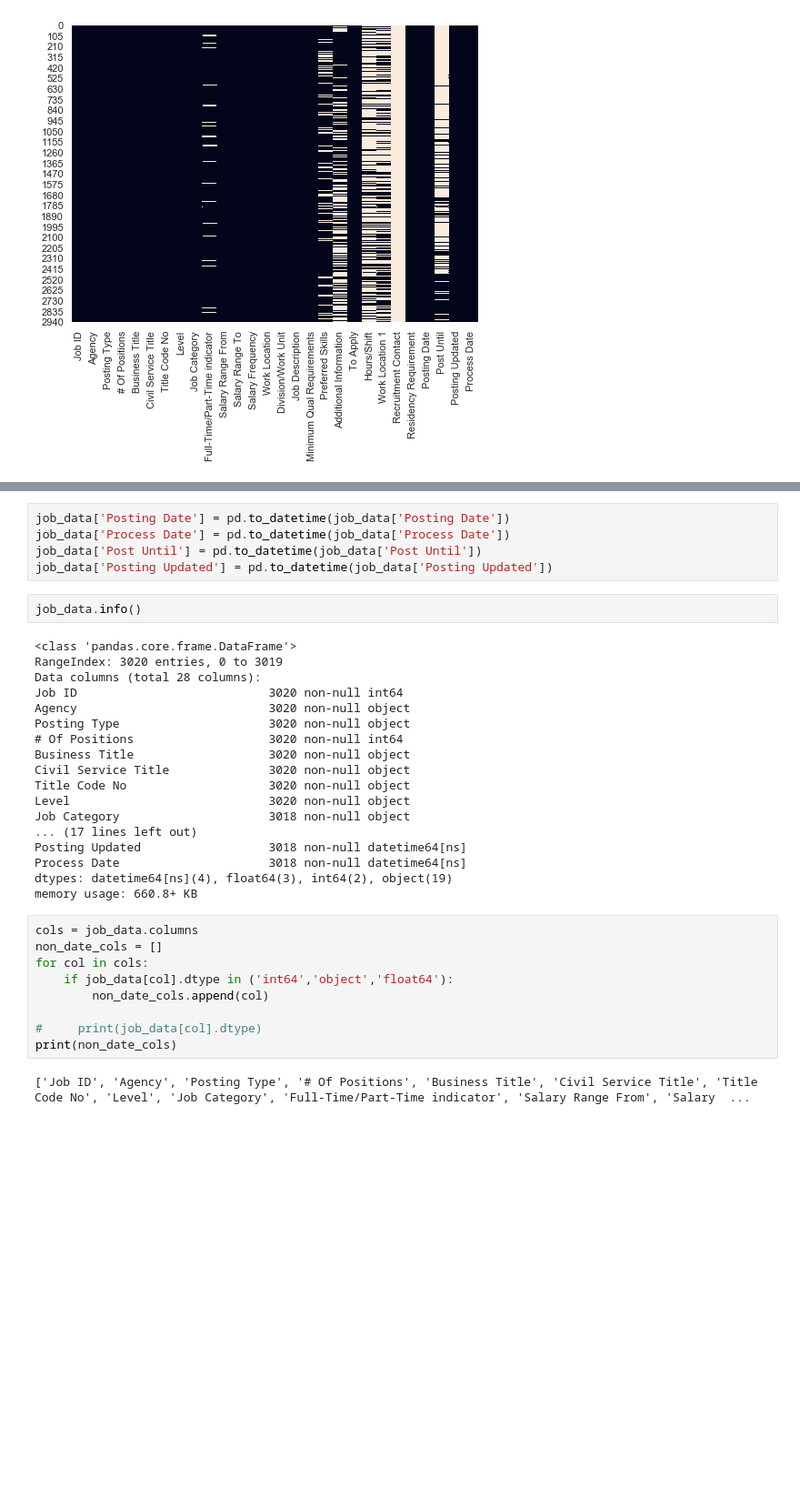
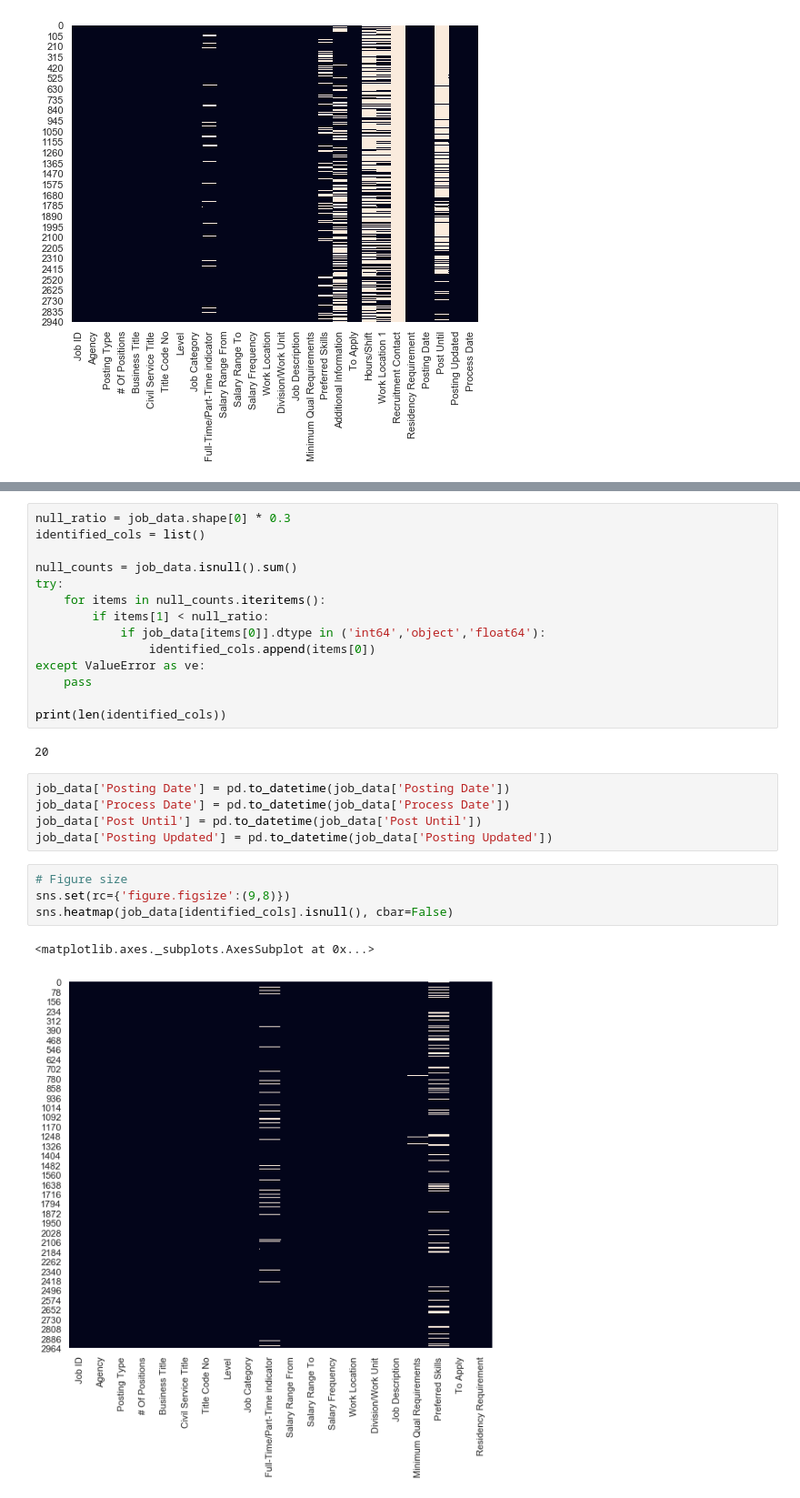
Before and after one commit to Data-Citadel/IDS_GROUP006, a Jupyter notebook: Clustering-New York Job Posting Data.ipynb, the cells around one changed output, grey strips where cells are left out. Shown at 91% size. Saved outputs shown, nothing was run; the diff lists cells and outputs as text; blank space fills up the shorter version.

```diff
--- a/Clustering-New York Job Posting Data.ipynb
+++ b/Clustering-New York Job Posting Data.ipynb
@@ -139,39 +127,31 @@ job_data[['Salary Range From', 'Salary Range To']]
+# %%
+null_ratio = job_data.shape[0] * 0.3
+identified_cols = list()
+
+null_counts = job_data.isnull().sum()
+try:
+    for items in null_counts.iteritems():
+        if items[1] < null_ratio:
+            if job_data[items[0]].dtype in ('int64','object','float64'):
+                identified_cols.append(items[0])
+except ValueError as ve:
+    pass
+
+print(len(identified_cols))
+# %% [output]
+20
 # %%
 job_data['Posting Date'] = pd.to_datetime(job_data['Posting Date'])
 job_data['Process Date'] = pd.to_datetime(job_data['Process Date'])
 job_data['Post Until'] = pd.to_datetime(job_data['Post Until'])
 job_data['Posting Updated'] = pd.to_datetime(job_data['Posting Updated'])
-# %%
-job_data.info()
-# %% [output]
-<class 'pandas.core.frame.DataFrame'>
-RangeIndex: 3020 entries, 0 to 3019
-Data columns (total 28 columns):
-Job ID                           3020 non-null int64
-Agency                           3020 non-null object
-Posting Type                     3020 non-null object
-# Of Positions                   3020 non-null int64
-Business Title                   3020 non-null object
-Civil Service Title              3020 non-null object
-Title Code No                    3020 non-null object
-Level                            3020 non-null object
-Job Category                     3018 non-null object
-... (17 lines left out)
-Posting Updated                  3018 non-null datetime64[ns]
-Process Date                     3018 non-null datetime64[ns]
-dtypes: datetime64[ns](4), float64(3), int64(2), object(19)
-memory usage: 660.8+ KB
-# %%
-cols = job_data.columns
-non_date_cols = []
-for col in cols:
-    if job_data[col].dtype in ('int64','object','float64'):
-        non_date_cols.append(col)
-
-#     print(job_data[col].dtype)
-print(non_date_cols)
-# %% [output]
-['Job ID', 'Agency', 'Posting Type', '# Of Positions', 'Business Title', 'Civil Service Title', 'Title Code No', 'Level', 'Job Category', 'Full-Time/Part-Time indicator', 'Salary Range From', 'Salary  ...
+# %%
+# Figure size
+sns.set(rc={'figure.figsize':(9,8)})
+sns.heatmap(job_data[identified_cols].isnull(), cbar=False)
+# %% [output]
+<matplotlib.axes._subplots.AxesSubplot at 0x...>
+[figure, added]
 # %%
 from sklearn.svm import LinearSVC
 from sklearn.feature_selection import SelectFromModel
```
Also changed, not shown: parts of 4 cells of this notebook.
